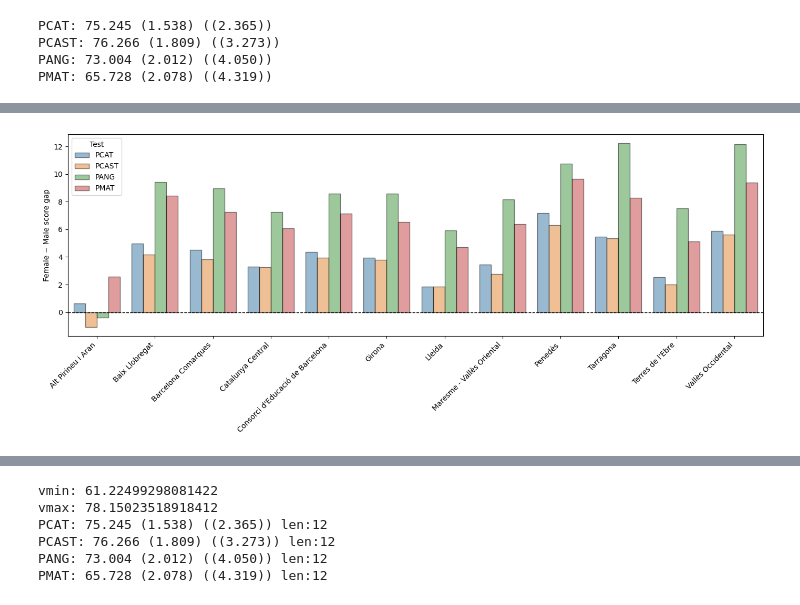
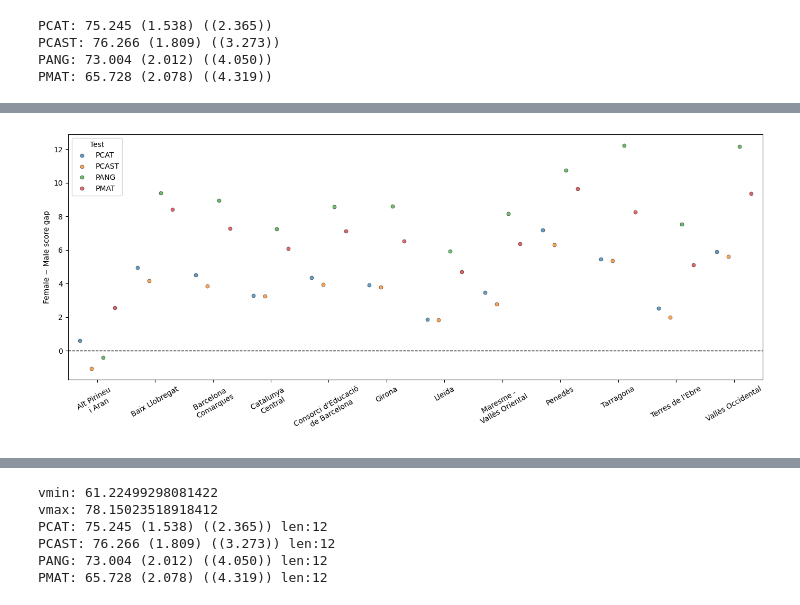
Before and after one commit to m-garcia-rodriguez/Education-Big-Data-Project, a Jupyter notebook: Notebooks/Geography.ipynb, the cells around one changed output, grey strips where cells are left out. Cells and saved outputs as stored; diff of their text form; code cells hidden in the pictures.

```diff
--- a/Notebooks/Geography.ipynb
+++ b/Notebooks/Geography.ipynb
@@ -313,7 +314,9 @@ df_p["ANY"].groupby(by=df_p["ANY"]).count()
 df_p["NATURALESA"].value_counts()/df_p["NATURALESA"].count()
 df_p["CODI_ALUMNE"].groupby(by=df_s["AREA_TERRITORIAL"]).count().sum()
 regions = aggregated_regions.dissolve(by="NOMREGIO", as_index=False)
-
+cols = ['PCAT', 'PCAST', 'PANG', 'PMAT']
+df_s[cols] = df_s[cols].apply(pd.to_numeric, errors='coerce')
+df_p[cols] = df_p[cols].apply(pd.to_numeric, errors='coerce')
 # Collate datasets into stats format
 merged_s = regions.merge(
     df_s.groupby(by='AREA_TERRITORIAL', as_index=True).agg({
@@ -327,10 +330,10 @@ merged_s = regions.merge(
 
 merged_p = regions.merge(
     df_p.groupby(by='AREA_TERRITORIAL', as_index=True).agg({
-        'PCAT':'mean',
-        'PCAST':'mean',
-        'PANG':'mean',
-        'PMAT':'mean',
+        'PCAT':lambda x: x[x != 0].mean(skipna=True),
+        'PCAST':lambda x: x[x != 0].mean(skipna=True),
+        'PANG':lambda x: x[x != 0].mean(skipna=True),
+        'PMAT':lambda x: x[x != 0].mean(skipna=True),
         'GENERE': lambda x: (x == "D").sum() / x.count(),
         'NATURALESA': lambda y: (y=="Privat").sum() / y.count()
         }), left_on="NOMREGIO", right_on="AREA_TERRITORIAL", how="left")
@@ -647,3 +647,6 @@ KeyboardInterrupt:
+# %%
+region_names=['Alt Pirineu i Aran', 'Baix Llobregat', 'Barcelona Comarques', 'Catalunya Central', "Consorci d'Educació de Barcelona", 'Girona', 'Lleida', 'Maresme - Vallès Oriental', 'Penedès', 'Tarragona', "Terres de l'Ebre", 'Vallès Occidental']
+region_names_short=['Alt Pirineu \ni Aran', 'Baix Llobregat', 'Barcelona \nComarques', 'Catalunya \nCentral', "Consorci d'Educació\n de Barcelona", 'Girona', 'Lleida', 'Maresme - \nVallès Oriental', 'Penedès', 'Tarragona', "Terres de l'Ebre", 'Vallès Occidental']
 # %%
 scores_by_gen = (
     df_s
@@ -694,34 +697,46 @@ wide = scores_by_school.pivot(
 
 gap = pd.DataFrame({
     "PCAT": wide["PCAT"]["Privada"] - wide["PCAT"]["Pública"],
     "PCAST": wide["PCAST"]["Privada"] - wide["PCAST"]["Pública"],
     "PANG": wide["PANG"]["Privada"] - wide["PANG"]["Pública"],
     "PMAT": wide["PMAT"]["Privada"] - wide["PMAT"]["Pública"],
 }).reset_index()
 gap_long = gap.melt(
     id_vars="AREA_TERRITORIAL",
     var_name="TEST",
     value_name="GAP"
 )
 
 plt.figure(figsize=(14, 6))
 
-sns.barplot(
+'''sns.scatterplot(
     data=gap_long,
     x="AREA_TERRITORIAL",
     y="GAP",
     hue="TEST",
     alpha=0.5,
-    edgecolor='black'
+    edgecolor='black',
+)'''
 
+sns.stripplot(
+    data=gap_long,
+    x="AREA_TERRITORIAL",
+    y="GAP",
+    hue="TEST",
+    dodge=True,        # separates the 4 categories within each region
+    jitter=False,      # keep exact positions
+    alpha=0.7,
+    edgecolor="black",
+    linewidth=0.5
 )
 
 plt.axhline(0, color="black", linestyle="--", linewidth=1)
 plt.ylabel("Female − Male score gap")
 plt.xlabel("")
-plt.xticks(rotation=45, ha="right")
+plt.xticks(rotation=30, ha="center")
+plt.xticks([0,1,2,3,4,5,6,7,8,9,10,11], labels=region_names_short)
 plt.legend(title="Test")
 plt.tight_layout()
 plt.show()
 # %% [output]
-[figure, old version]
+[figure, new version]
```
Also changed, not shown: parts of 6 cells of this notebook, 1 other file.
